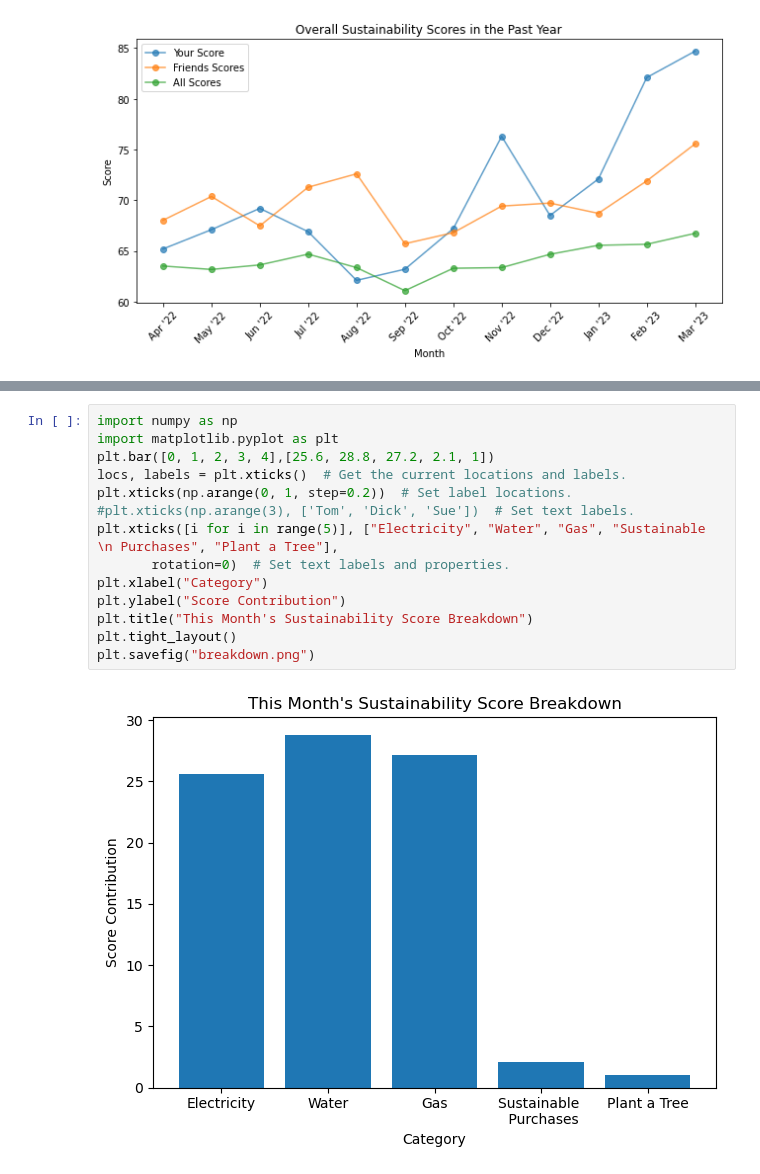
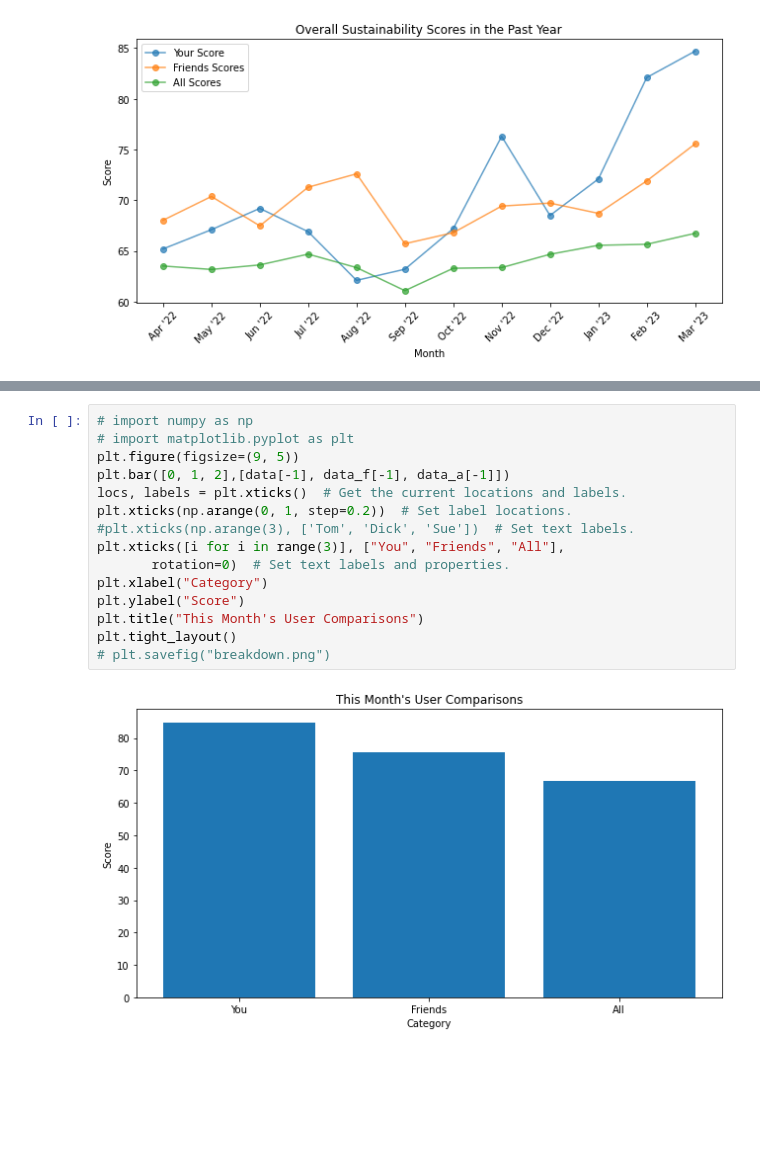
Before and after one commit to evanzwang/hacktech2023, a Jupyter notebook: graphs.ipynb, the cells around one changed output, grey strips where cells are left out. Saved outputs shown, nothing was run; the diff lists cells and outputs as text; blank space fills up the shorter version.

```diff
--- a/graphs.ipynb
+++ b/graphs.ipynb
@@ -63,16 +62,17 @@ sum([25.6, 28.8, 27.2, 2.1, 1])
 # %%
-import numpy as np
-import matplotlib.pyplot as plt
-plt.bar([0, 1, 2, 3, 4],[25.6, 28.8, 27.2, 2.1, 1])
+# import numpy as np
+# import matplotlib.pyplot as plt
+plt.figure(figsize=(9, 5))
+plt.bar([0, 1, 2],[data[-1], data_f[-1], data_a[-1]])
 locs, labels = plt.xticks()  # Get the current locations and labels.
 plt.xticks(np.arange(0, 1, step=0.2))  # Set label locations.
 #plt.xticks(np.arange(3), ['Tom', 'Dick', 'Sue'])  # Set text labels.
-plt.xticks([i for i in range(5)], ["Electricity", "Water", "Gas", "Sustainable \n Purchases", "Plant a Tree"],
+plt.xticks([i for i in range(3)], ["You", "Friends", "All"],
        rotation=0)  # Set text labels and properties.
 plt.xlabel("Category")
-plt.ylabel("Score Contribution")
-plt.title("This Month's Sustainability Score Breakdown")
+plt.ylabel("Score")
+plt.title("This Month's User Comparisons")
 plt.tight_layout()
-plt.savefig("breakdown.png")
+# plt.savefig("breakdown.png")
 # %% [output]
-[figure, old version]
+[figure, new version]
```
Also changed, not shown: parts of 2 cells of this notebook, 2 other files.
